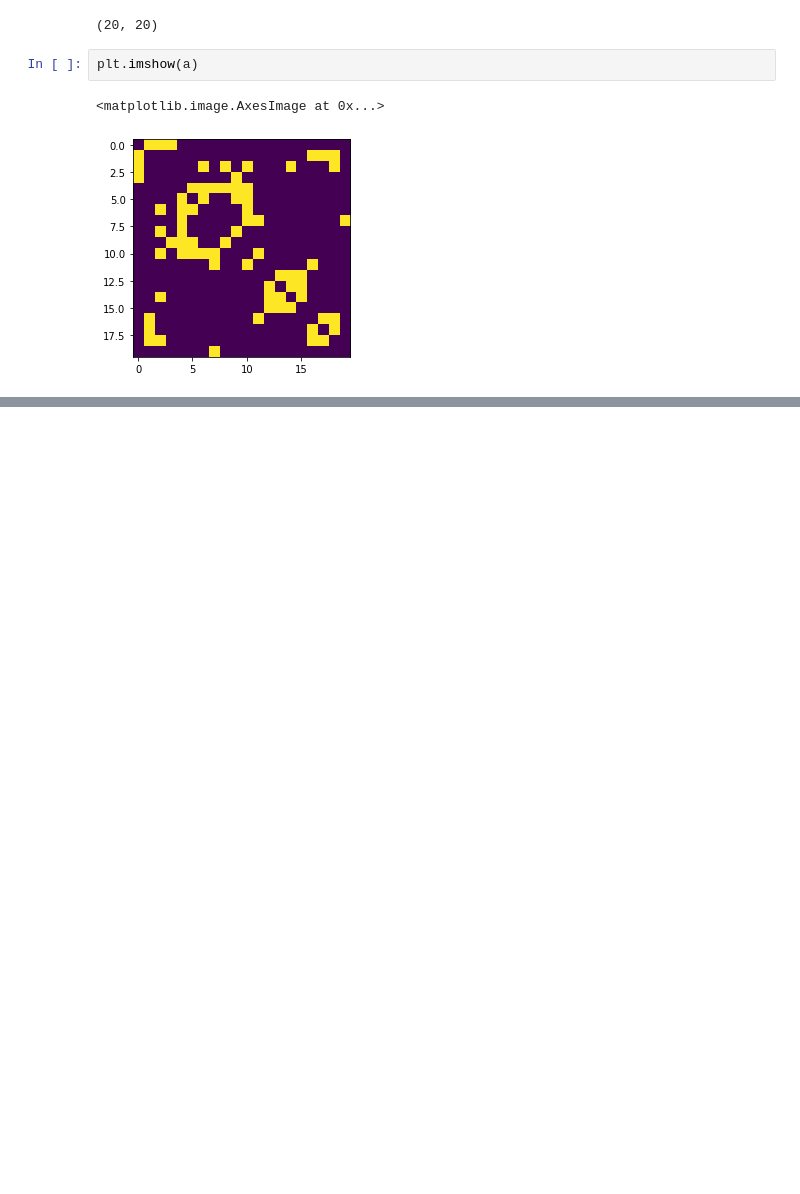
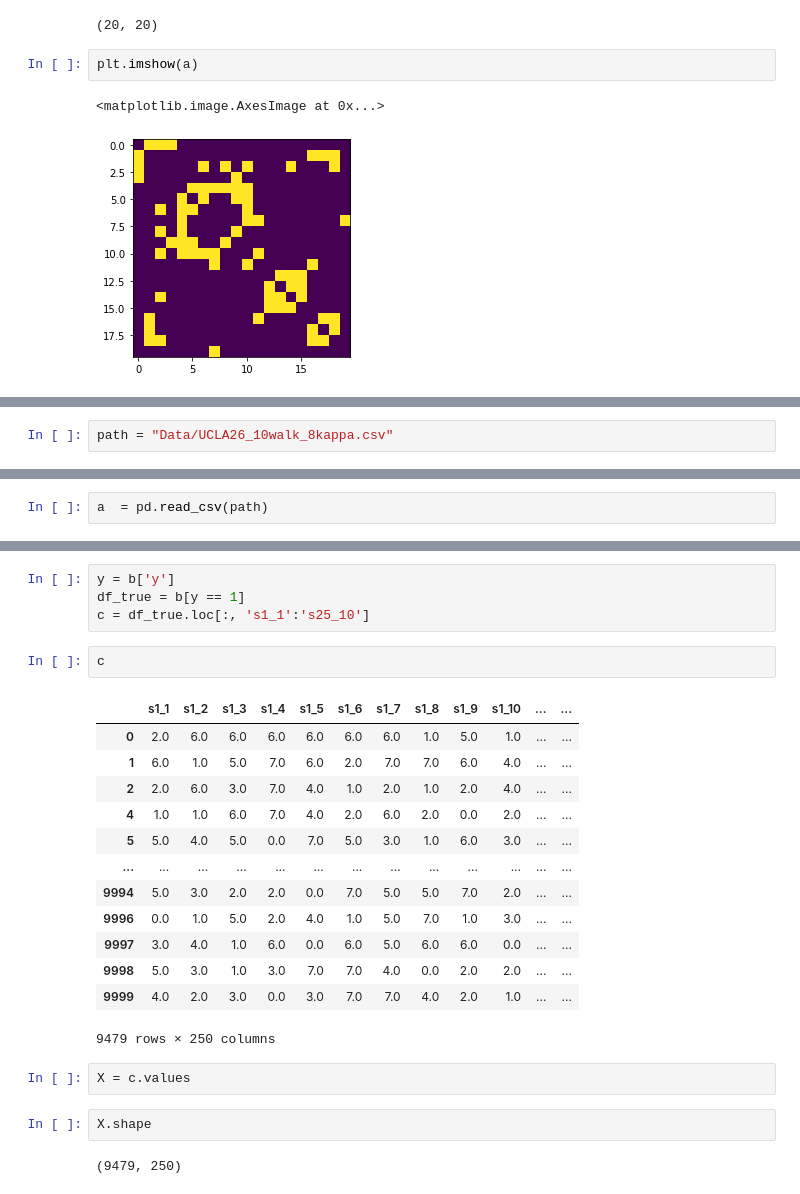
Before and after one commit to BryaneX455/reu2022, a Jupyter notebook: network_sampling_ex.ipynb, the cells around one changed output, grey strips where cells are left out. Saved outputs shown, nothing was run; the diff lists cells and outputs as text; blank space fills up the shorter version.

```diff
--- a/network_sampling_ex.ipynb
+++ b/network_sampling_ex.ipynb
@@ -397,0 +400,2 @@ plt.imshow(a)
+# %%
+path = "Data/UCLA26_10walk_8kappa.csv"
@@ -397,0 +404,2 @@ plt.imshow(a)
+# %%
+a  = pd.read_csv(path)
@@ -397,0 +458,26 @@ plt.imshow(a)
+# %%
+y = b['y']
+df_true = b[y == 1]
+c = df_true.loc[:, 's1_1':'s25_10']
+# %%
+c
+# %% [output]
+|  | s1_1 | s1_2 | s1_3 | s1_4 | s1_5 | s1_6 | s1_7 | s1_8 | s1_9 | s1_10 | ... | ... |
+| 0 | 2.0 | 6.0 | 6.0 | 6.0 | 6.0 | 6.0 | 6.0 | 1.0 | 5.0 | 1.0 | ... | ... |
+| 1 | 6.0 | 1.0 | 5.0 | 7.0 | 6.0 | 2.0 | 7.0 | 7.0 | 6.0 | 4.0 | ... | ... |
+| 2 | 2.0 | 6.0 | 3.0 | 7.0 | 4.0 | 1.0 | 2.0 | 1.0 | 2.0 | 4.0 | ... | ... |
+| 4 | 1.0 | 1.0 | 6.0 | 7.0 | 4.0 | 2.0 | 6.0 | 2.0 | 0.0 | 2.0 | ... | ... |
+| 5 | 5.0 | 4.0 | 5.0 | 0.0 | 7.0 | 5.0 | 3.0 | 1.0 | 6.0 | 3.0 | ... | ... |
+| ... | ... | ... | ... | ... | ... | ... | ... | ... | ... | ... | ... | ... |
+| 9994 | 5.0 | 3.0 | 2.0 | 2.0 | 0.0 | 7.0 | 5.0 | 5.0 | 7.0 | 2.0 | ... | ... |
+| 9996 | 0.0 | 1.0 | 5.0 | 2.0 | 4.0 | 1.0 | 5.0 | 7.0 | 1.0 | 3.0 | ... | ... |
+| 9997 | 3.0 | 4.0 | 1.0 | 6.0 | 0.0 | 6.0 | 5.0 | 6.0 | 6.0 | 0.0 | ... | ... |
+| 9998 | 5.0 | 3.0 | 1.0 | 3.0 | 7.0 | 7.0 | 4.0 | 0.0 | 2.0 | 2.0 | ... | ... |
+| 9999 | 4.0 | 2.0 | 3.0 | 0.0 | 3.0 | 7.0 | 7.0 | 4.0 | 2.0 | 1.0 | ... | ... |
+9479 rows × 250 columns
+# %%
+X = c.values
+# %%
+X.shape
+# %% [output]
+(9479, 250)
```
Also changed, not shown: parts of 14 cells of this notebook, 3 other files.
